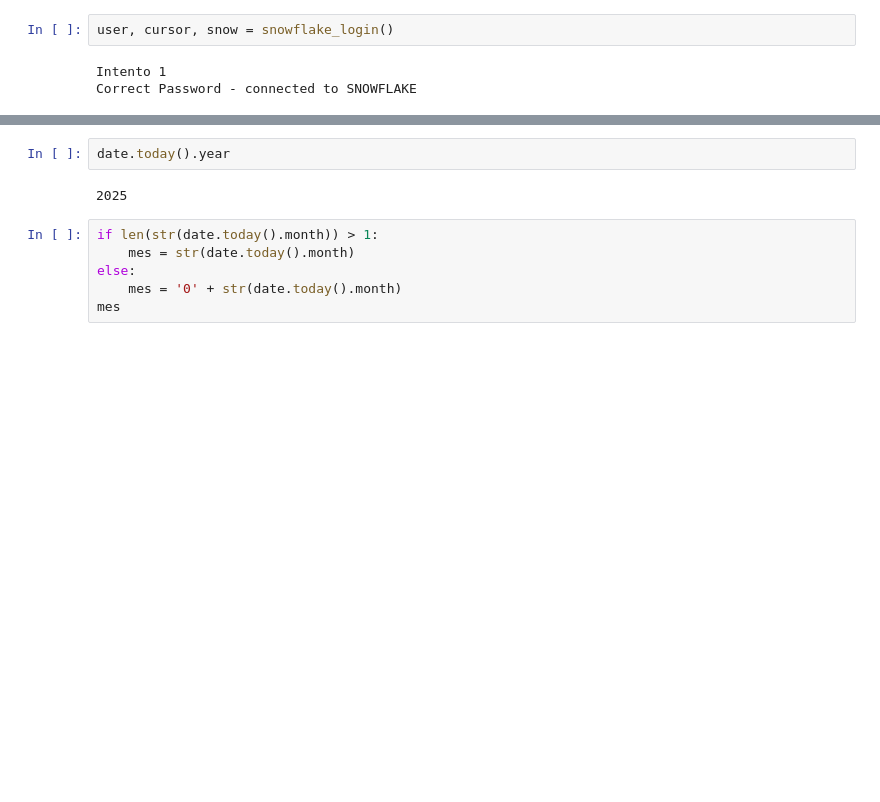
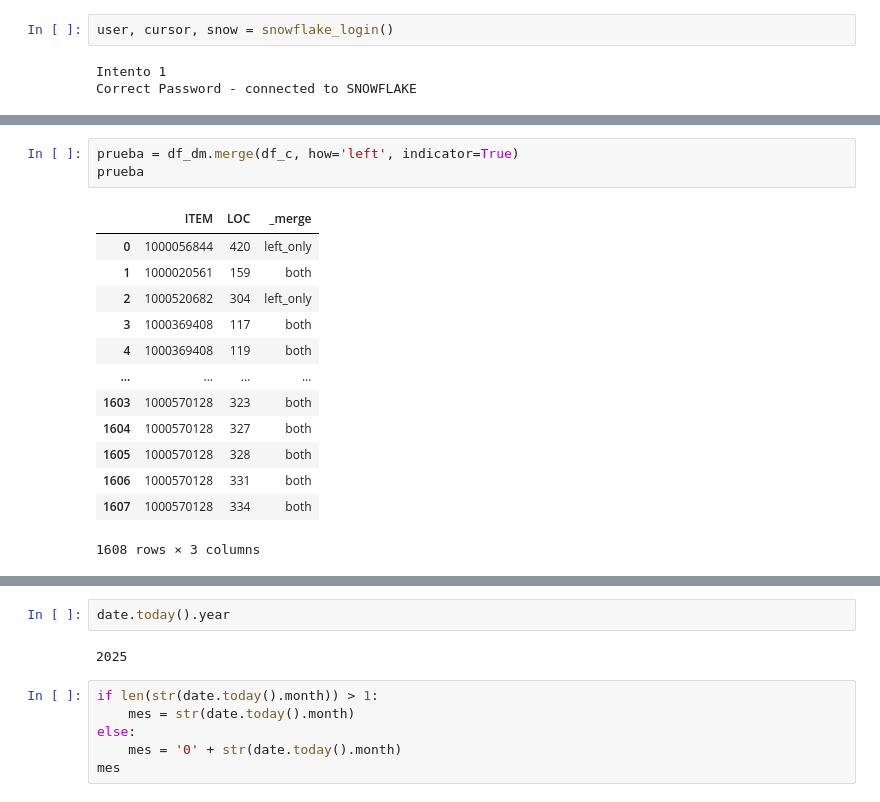
Before and after one commit to dsteam-gdnuy/NUEVAS_ACTIVACIONES, a Jupyter notebook: nuevas_activaciones.ipynb, the cells around one changed output, grey strips where cells are left out. Cells and saved outputs as stored; diff of their text form; blank space fills up the shorter version.

```diff
--- a/nuevas_activaciones.ipynb
+++ b/nuevas_activaciones.ipynb
@@ -343,0 +382,17 @@ df
+# %%
+prueba = df_dm.merge(df_c, how='left', indicator=True)
+prueba
+# %% [output]
+|  | ITEM | LOC | _merge |
+| 0 | 1000056844 | 420 | left_only |
+| 1 | 1000020561 | 159 | both |
+| 2 | 1000520682 | 304 | left_only |
+| 3 | 1000369408 | 117 | both |
+| 4 | 1000369408 | 119 | both |
+| ... | ... | ... | ... |
+| 1603 | 1000570128 | 323 | both |
+| 1604 | 1000570128 | 327 | both |
+| 1605 | 1000570128 | 328 | both |
+| 1606 | 1000570128 | 331 | both |
+| 1607 | 1000570128 | 334 | both |
+1608 rows × 3 columns
```
Also changed, not shown: parts of 9 cells of this notebook, 1 other file.
